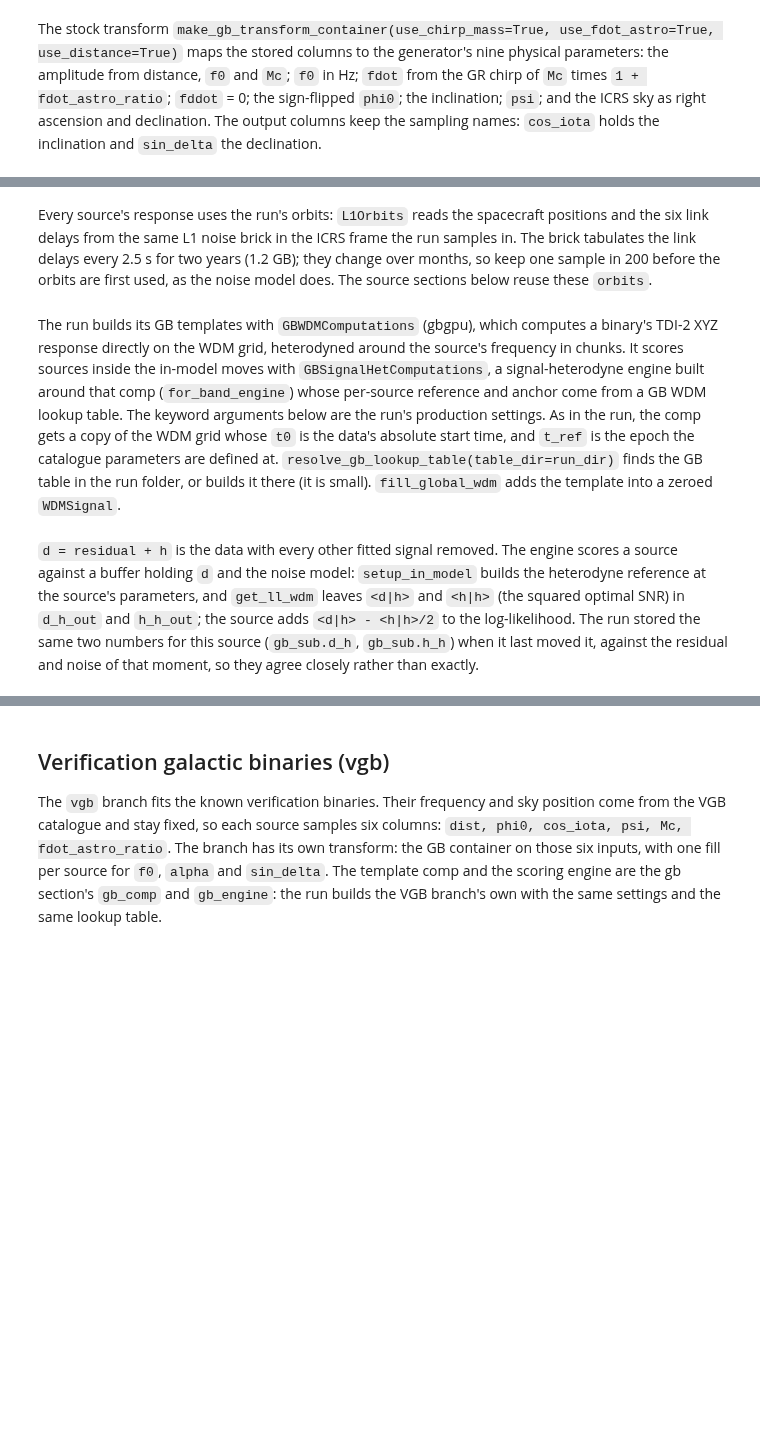
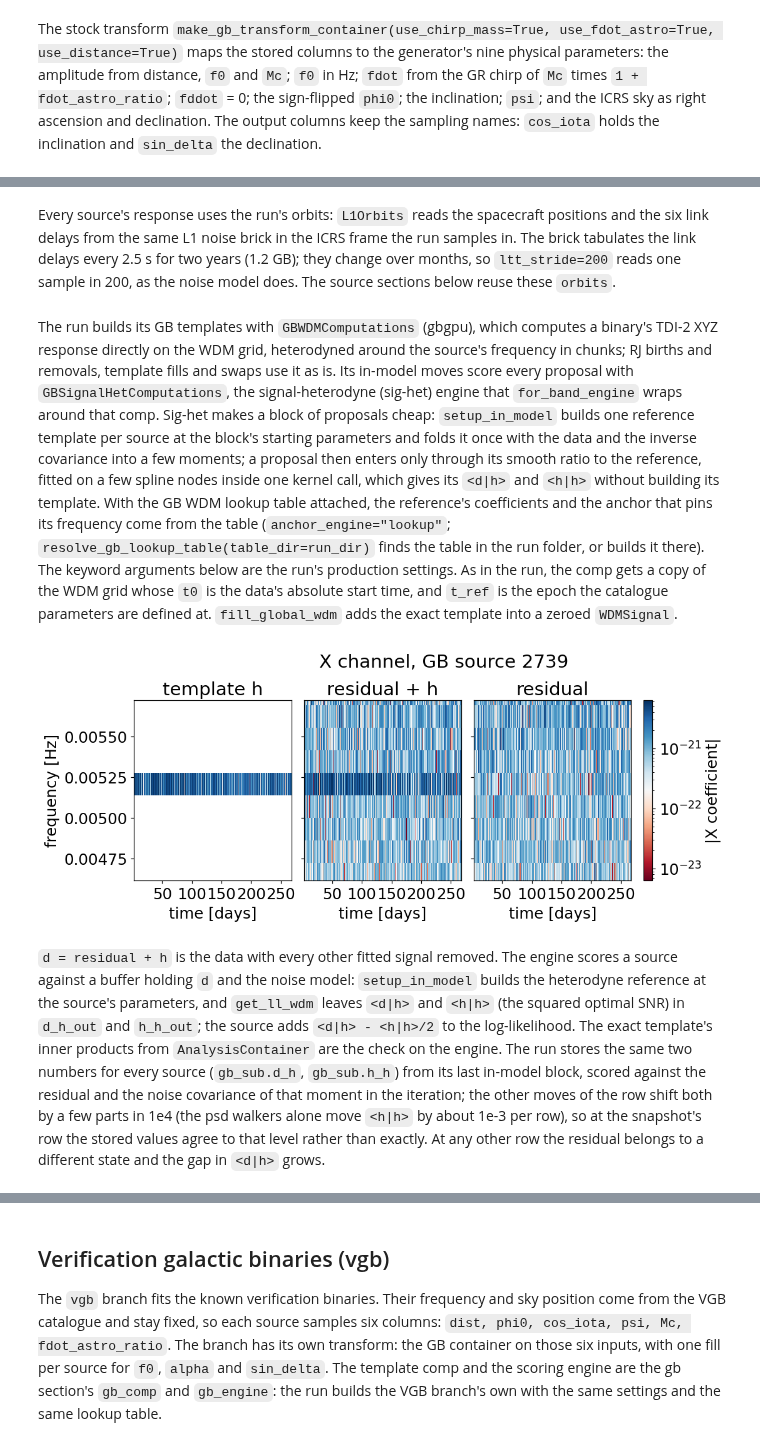
Before and after one commit to lisa-analysis-tools/LATW, a Jupyter notebook: tutorials/09_GlobalFitOutput.ipynb, the cells around one changed output, grey strips where cells are left out. Saved outputs shown, nothing was run; the diff lists cells and outputs as text; code cells hidden in the pictures; blank space fills up the shorter version.

```diff
--- a/tutorials/09_GlobalFitOutput.ipynb
+++ b/tutorials/09_GlobalFitOutput.ipynb
@@ -150,3 +211,19 @@ plt.show()
+# %%
+def show_source(h, residual, title, f_lim=None, t_lim=None, log_f=False):
+    top = np.abs(h.arr[0]).max()
+    days = 4 if t_lim is not None and t_lim[1] - t_lim[0] < 60 * 86400 else 50
+    fig, axes = plt.subplots(1, 3, sharex=True, sharey=True, figsize=(12, 3.4))
+    for ax, signal, label in zip(axes, [h, residual + h, residual], ["template h", "residual + h", "residual"]):
+        signal.heatmap(index=0, mag=True, fig=fig, ax=ax, norm=LogNorm(top * 1e-3, top),
+                       cmap=plt.get_cmap("RdBu").with_extremes(under="white"), rasterized=True)
+        ax.set(title=label, xlabel="time [days]", xlim=t_lim, ylim=f_lim, yscale="log" if log_f else "linear")
+        ax.xaxis.set_major_locator(plt.MultipleLocator(days * 86400))
+        ax.xaxis.set_major_formatter(lambda t, _: f"{t / 86400:.0f}")
+    axes[0].set_ylabel("frequency [Hz]")
+    fig.subplots_adjust(wspace=0.08)
+    fig.colorbar(axes[0].collections[0], ax=axes, label="|X coefficient|", pad=0.02)
+    fig.suptitle(f"X channel, {title}", y=1.08)
+    plt.show()
 # %% [markdown]
 ### More info: the layout on disk, the snapshot's limits, memory
 
@@ -434,7 +518,7 @@ input basis matches the store: True
 # %% [markdown]
 Every source's response uses the run's orbits: `L1Orbits` reads the spacecraft positions and the
 six link delays from the same L1 noise brick in the ICRS frame the run samples in. The brick
-tabulates the link delays every 2.5 s for two years (1.2 GB); they change over months, so keep one
-sample in 200 before the orbits are first used, as the noise model does. The source sections below
-reuse these `orbits`.
+tabulates the link delays every 2.5 s for two years (1.2 GB); they change over months, so
+`ltt_stride=200` reads one sample in 200, as the noise model does. The source sections below reuse
+these `orbits`.
 # %%
@@ -444,13 +526,18 @@ orbits.ltt_dt *= 200
 # %% [markdown]
 The run builds its GB templates with `GBWDMComputations` (gbgpu), which computes a binary's TDI-2
-XYZ response directly on the WDM grid, heterodyned around the source's frequency in chunks. It
-scores sources inside the in-model moves with `GBSignalHetComputations`, a signal-heterodyne
-engine built around that comp (`for_band_engine`) whose per-source reference and anchor come from a
-GB WDM lookup table. The keyword arguments below are the run's production settings. As in the run,
-the comp gets a copy of the WDM grid whose `t0` is the data's absolute start time, and `t_ref` is
-the epoch the catalogue parameters are defined at. `resolve_gb_lookup_table(table_dir=run_dir)`
-finds the GB table in the run folder, or builds it there (it is small). `fill_global_wdm` adds the
-template into a zeroed `WDMSignal`.
+XYZ response directly on the WDM grid, heterodyned around the source's frequency in chunks; RJ
+births and removals, template fills and swaps use it as is. Its in-model moves score every proposal
+with `GBSignalHetComputations`, the signal-heterodyne (sig-het) engine that `for_band_engine` wraps
+around that comp. Sig-het makes a block of proposals cheap: `setup_in_model` builds one reference
+template per source at the block's starting parameters and folds it once with the data and the
+inverse covariance into a few moments; a proposal then enters only through its smooth ratio to the
+reference, fitted on a few spline nodes inside one kernel call, which gives its `<d|h>` and `<h|h>`
+without building its template. With the GB WDM lookup table attached, the reference's coefficients
+and the anchor that pins its frequency come from the table (`anchor_engine="lookup"`;
+`resolve_gb_lookup_table(table_dir=run_dir)` finds the table in the run folder, or builds it there).
+The keyword arguments below are the run's production settings. As in the run, the comp gets a copy
+of the WDM grid whose `t0` is the data's absolute start time, and `t_ref` is the epoch the catalogue
+parameters are defined at. `fill_global_wdm` adds the exact template into a zeroed `WDMSignal`.
 # %%
 gb_settings = WDMSettings(*settings.args, **{**settings.kwargs, "t0": ident["data_t0"]})
 gb_comp = GBWDMComputations(gb_settings, t_ref=MOJITO_REFERENCE_TIME, Nt_sub=256, n_pad=32, N_sparse=256,
@@ -461,13 +548,22 @@ gb_engine = GBSignalHetComputations.for_band_engine(
     anchor_engine="lookup")
 h = WDMSignal(np.zeros((3, *settings.basis_shape_active)), settings)
 gb_comp.fill_global_wdm(gb_k, h)
+# %%
+df = settings.f_arr[1] - settings.f_arr[0]
+show_source(h, residual, f"GB source {k}", f_lim=(gb_k[1] - 4 * df, gb_k[1] + 4 * df))
+# %% [output]
+[figure, added]
 # %% [markdown]
 `d = residual + h` is the data with every other fitted signal removed. The engine scores a source
 against a buffer holding `d` and the noise model: `setup_in_model` builds the heterodyne reference
 at the source's parameters, and `get_ll_wdm` leaves `<d|h>` and `<h|h>` (the squared optimal SNR)
-in `d_h_out` and `h_h_out`; the source adds `<d|h> - <h|h>/2` to the log-likelihood. The run
-stored the same two numbers for this source (`gb_sub.d_h`, `gb_sub.h_h`) when it last moved it,
-against the residual and noise of that moment, so they agree closely rather than exactly.
+in `d_h_out` and `h_h_out`; the source adds `<d|h> - <h|h>/2` to the log-likelihood. The exact
+template's inner products from `AnalysisContainer` are the check on the engine. The run stores the
+same two numbers for every source (`gb_sub.d_h`, `gb_sub.h_h`) from its last in-model block, scored
+against the residual and the noise covariance of that moment in the iteration; the other moves of
+the row shift both by a few parts in 1e4 (the psd walkers alone move `<h|h>` by about 1e-3 per
+row), so at the snapshot's row the stored values agree to that level rather than exactly. At any
+other row the residual belongs to a different state and the gap in `<d|h>` grows.
 # %%
 buffer = AnalysisContainerArray(AnalysisContainer(residual + h, sens))
 gb_engine.setup_in_model(buffer, gb_k[None], np.array([0]))
```
Also changed, not shown: parts of 40 cells of this notebook.
